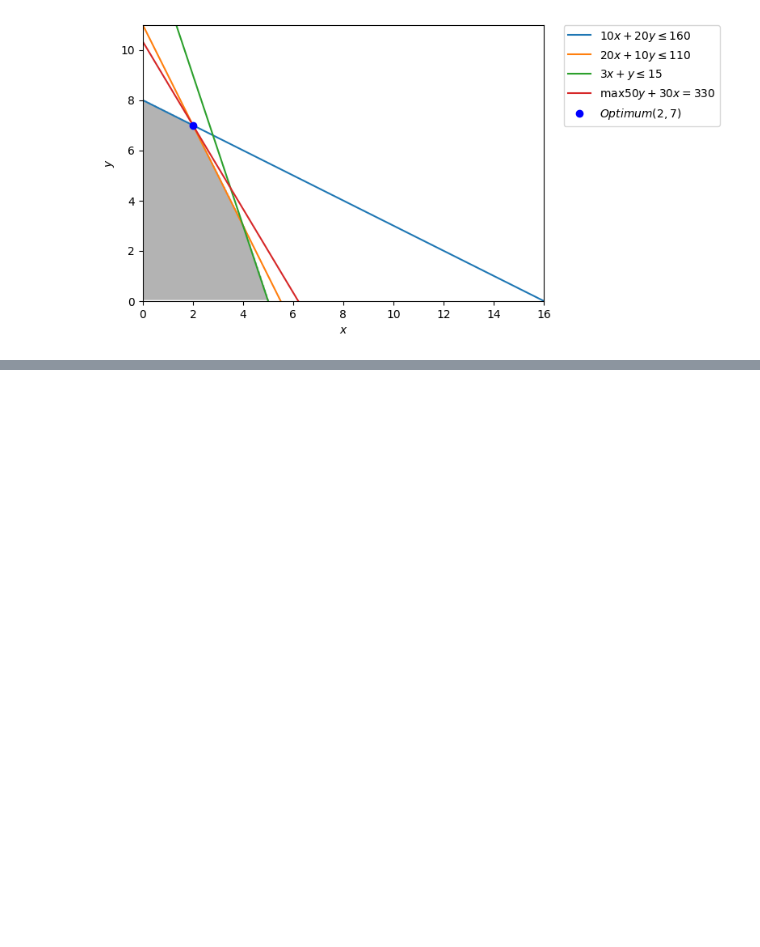
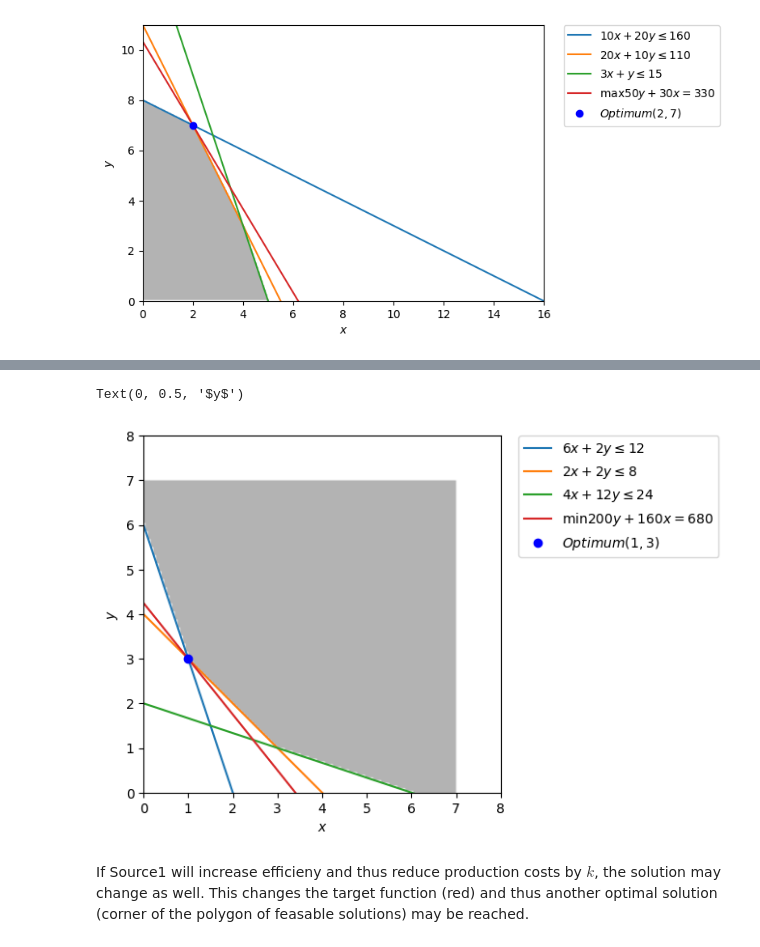
Before and after one commit to FabriceBeaumont/MachineLearning, a Jupyter notebook: LinearProgramExercises.ipynb, the cells around one changed output, grey strips where cells are left out. Saved outputs shown, nothing was run; the diff lists cells and outputs as text; code cells hidden in the pictures; blank space fills up the shorter version.

```diff
--- a/LinearProgramExercises.ipynb
+++ b/LinearProgramExercises.ipynb
@@ -120,0 +164,44 @@ Text(0, 0.5, '$y$')
+# %%
+# Plot the feasible region.
+d = np.linspace(-2,16,300)
+x,y = np.meshgrid(d,d)
+
+# Plot the feasible region.
+plt.imshow( ((y<=7) & (x<=7) &(2*y>=12-6*x) & (2*y>=8-2*x) & (12*y>=24-4*x)).astype(int) ,
+                extent=(x.min(),x.max(),y.min(),y.max()),
+            origin="lower",
+            cmap="Greys",
+            alpha = 0.3);
+
+
+# Plot the lines defining the constraints.
+x = np.linspace(0, 8, 200)
+# 6x + 2y >= 12
+y1 = (12 - 6*x)/2
+# 2x + 2y <= 8
+y2 = (8 - 2*x)/2
+# 4x + 12y <= 24
+y3 = (24 - 4*x)/12
+
+# Plot the lines defining the target function - with optimal values.
+# y = -200/160x + b such that the line intersects x = 1.0 and y = 3.0: 3+20/16 = b ==> b = 68/16
+f = -20/16 * x + 68/16
+
+# Make plot
+plt.plot(x, y1, label=r'$6x + 2y\leq 12$')
+plt.plot(x, y2, label=r'$2x + 2y \leq 8$')
+plt.plot(x, y3, label=r'$4x + 12y \leq 24$')
+
+plt.plot(x, f, label=r'$\min 200 y + 160x = 680 $')
+plt.plot(1, 3, 'bo', label=r'$Optimum (1,3)$')
+
+plt.xlim(0, 8)
+plt.ylim(0, 8)
+plt.legend(bbox_to_anchor=(1.05, 1), loc=2, borderaxespad=0.)
+plt.xlabel(r'$x$')
+plt.ylabel(r'$y$')
+# %% [output]
+Text(0, 0.5, '$y$')
+[figure, added]
+# %% [markdown]
+If Source1 will increase efficieny and thus reduce production costs by $k$, the solution may change as well. This changes the target function (red) and thus another optimal solution (corner of the polygon of feasable solutions) may be reached.
```
Also changed, not shown: parts of 7 cells of this notebook.
